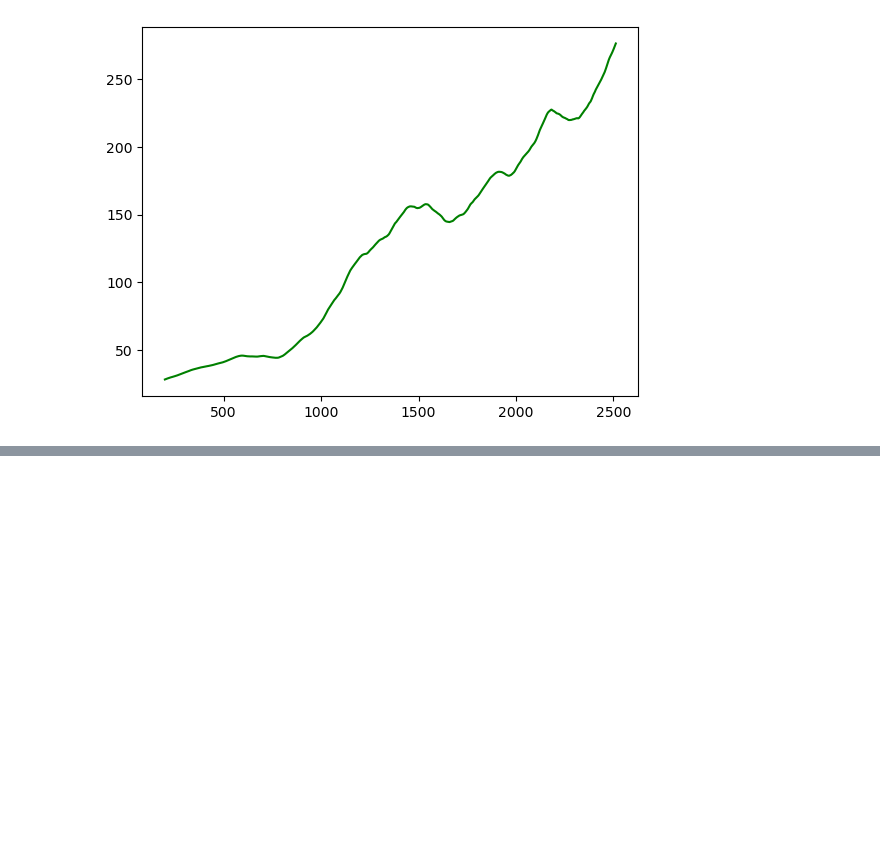
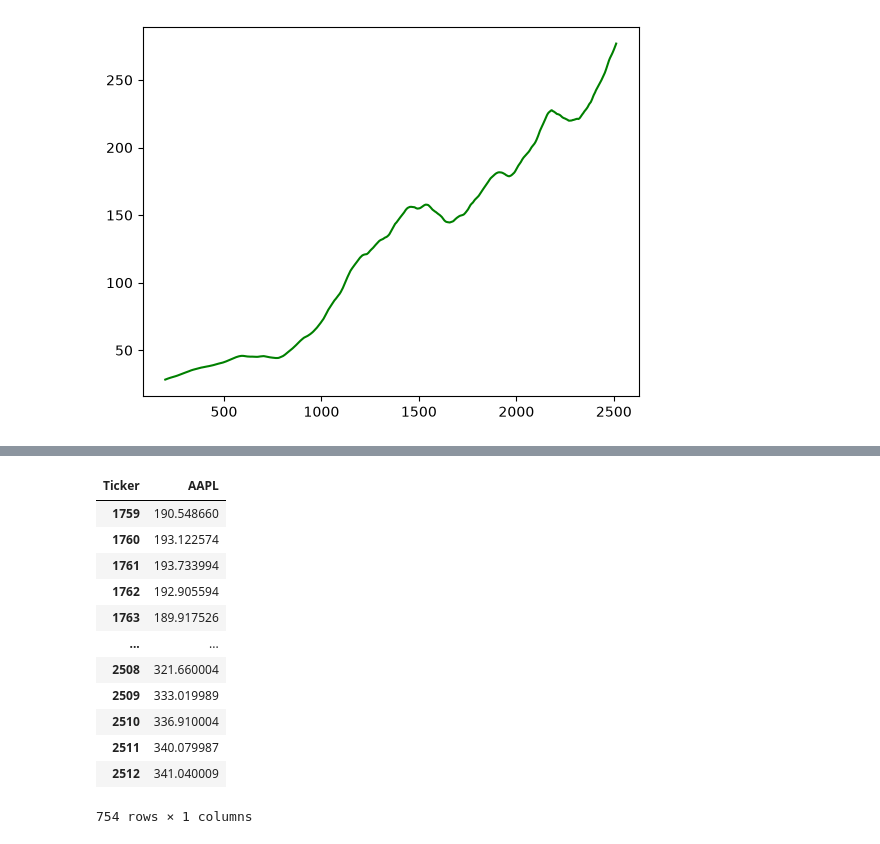
Before and after one commit to sainamile09/stock-prediction-portal, a Jupyter notebook: resources/stockusing_LSTM.ipynb, the cells around one changed output, grey strips where cells are left out. Cells and saved outputs as stored; diff of their text form; code cells hidden in the pictures; blank space fills up the shorter version.

```diff
--- a/resources/stockusing_LSTM.ipynb
+++ b/resources/stockusing_LSTM.ipynb
@@ -236,4 +240,20 @@ data_training
 1759 rows × 1 columns
+# %%
+data_testing
+# %% [output]
+| Ticker | AAPL |
+| 1759 | 190.548660 |
+| 1760 | 193.122574 |
+| 1761 | 193.733994 |
+| 1762 | 192.905594 |
+| 1763 | 189.917526 |
+| ... | ... |
+| 2508 | 321.660004 |
+| 2509 | 333.019989 |
+| 2510 | 336.910004 |
+| 2511 | 340.079987 |
+| 2512 | 341.040009 |
+754 rows × 1 columns
 # %%
 df
 # %% [output]
```
Also changed, not shown: parts of 38 cells of this notebook, 18 other files.
